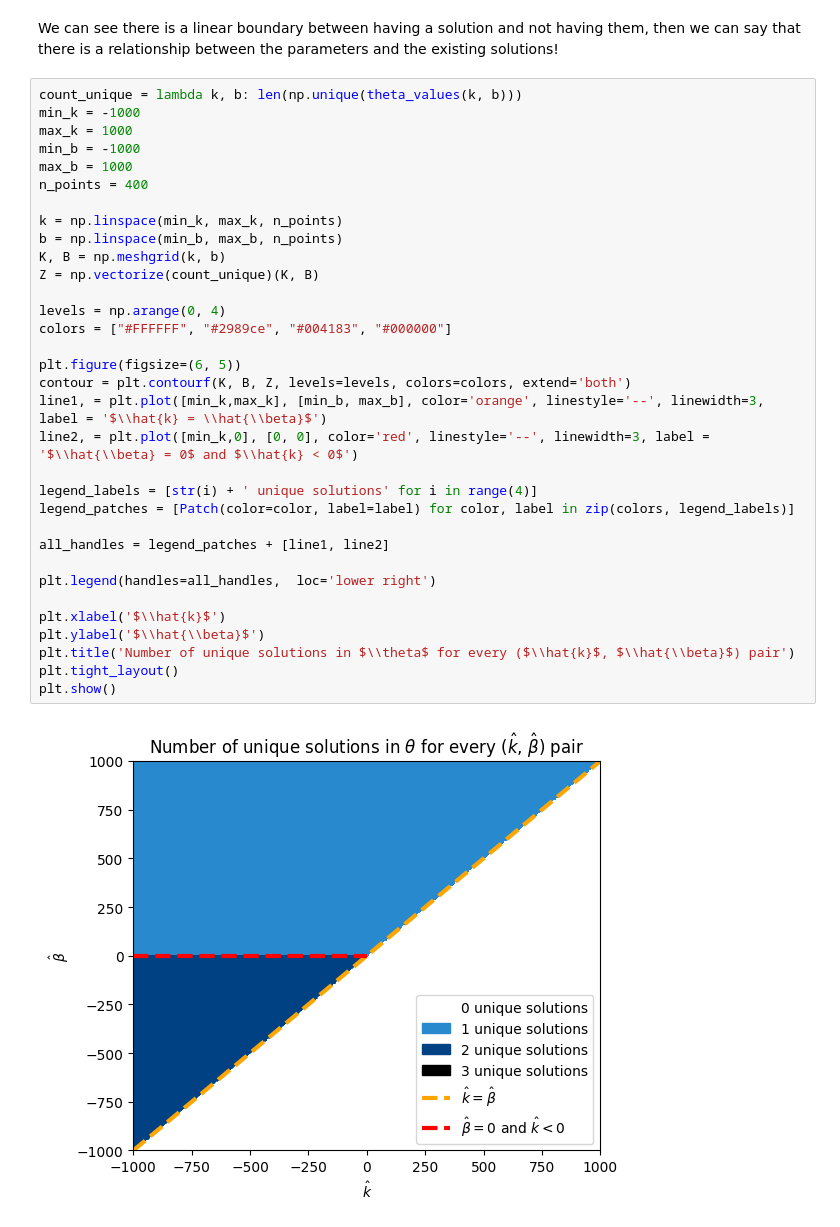
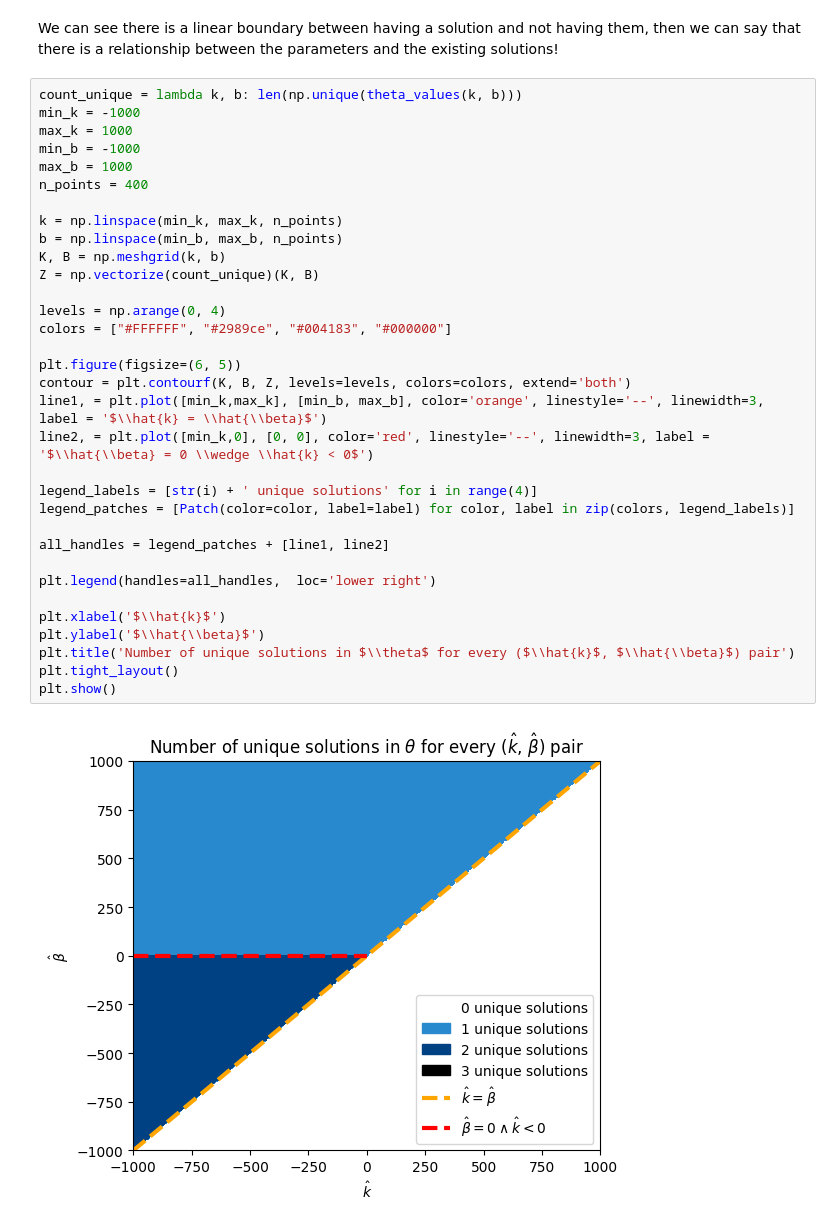
Before and after one commit to omardtl24/Mag_Isol_Numerical, a Jupyter notebook: scripts/Magnetic isolation solutions analysis.ipynb, the cells around one changed output. Cells and saved outputs as stored; diff of their text form.

```diff
--- a/scripts/Magnetic isolation solutions analysis.ipynb
+++ b/scripts/Magnetic isolation solutions analysis.ipynb
@@ -49,32 +49,32 @@ min_k = -1000
 max_k = 1000
 min_b = -1000
 max_b = 1000
 n_points = 400
 
 k = np.linspace(min_k, max_k, n_points)
 b = np.linspace(min_b, max_b, n_points)
 K, B = np.meshgrid(k, b)
 Z = np.vectorize(count_unique)(K, B)
 
 levels = np.arange(0, 4)
 colors = ["#FFFFFF", "#2989ce", "#004183", "#000000"]
 
 plt.figure(figsize=(6, 5))
 contour = plt.contourf(K, B, Z, levels=levels, colors=colors, extend='both')
 line1, = plt.plot([min_k,max_k], [min_b, max_b], color='orange', linestyle='--', linewidth=3, label = '$\\hat{k} = \\hat{\\beta}$')
-line2, = plt.plot([min_k,0], [0, 0], color='red', linestyle='--', linewidth=3, label = '$\\hat{\\beta} = 0$ and $\\hat{k} < 0$')
+line2, = plt.plot([min_k,0], [0, 0], color='red', linestyle='--', linewidth=3, label = '$\\hat{\\beta} = 0 \\wedge \\hat{k} < 0$')
 
 legend_labels = [str(i) + ' unique solutions' for i in range(4)]
 legend_patches = [Patch(color=color, label=label) for color, label in zip(colors, legend_labels)]
 
 all_handles = legend_patches + [line1, line2]
 
 plt.legend(handles=all_handles,  loc='lower right')
 
 plt.xlabel('$\\hat{k}$')
 plt.ylabel('$\\hat{\\beta}$')
 plt.title('Number of unique solutions in $\\theta$ for every ($\\hat{k}$, $\\hat{\\beta}$) pair')
 plt.tight_layout()
 plt.show()
 # %% [output]
-[figure, old version]
+[figure, new version]
```
Also changed, not shown: parts of 4 cells of this notebook.
